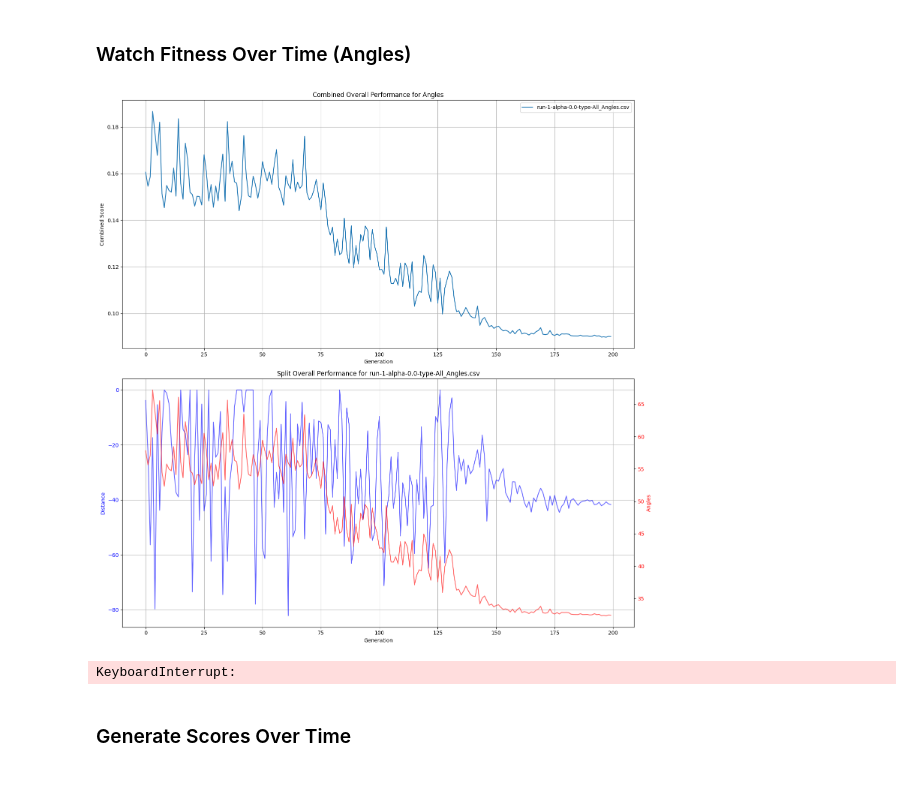
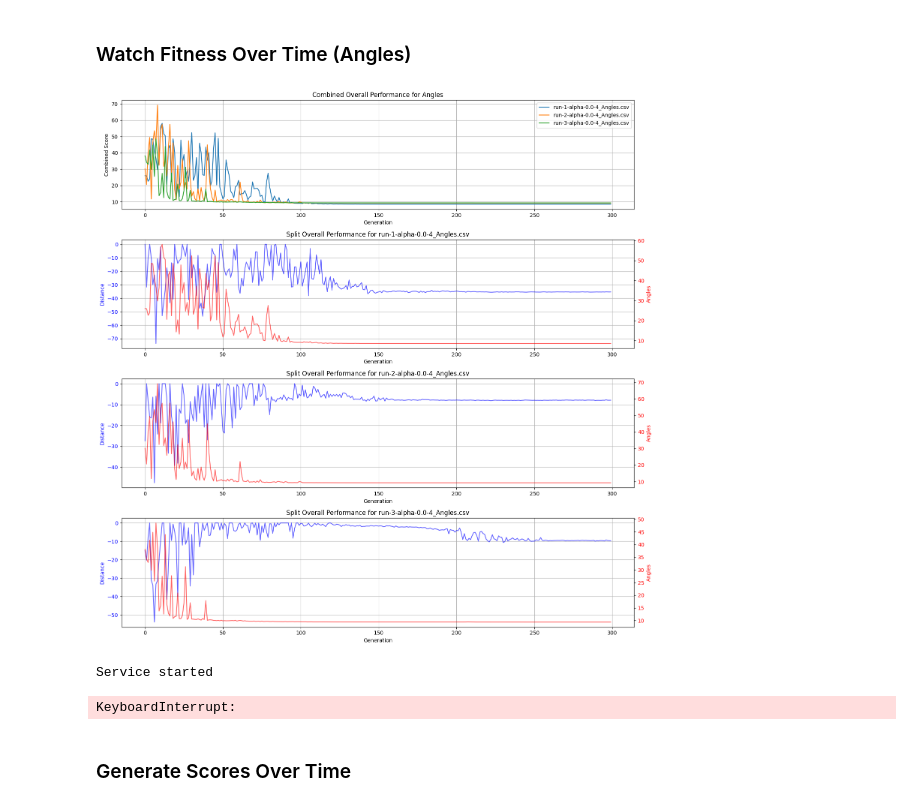
Before and after one commit to EmilChoparinov/EVOC-Research, a Jupyter notebook: notebooks/graphics.ipynb, the cells around one changed output. Saved outputs shown, nothing was run; the diff lists cells and outputs as text; code cells hidden in the pictures.

```diff
--- a/notebooks/graphics.ipynb
+++ b/notebooks/graphics.ipynb
@@ -63,7 +63,7 @@ for_mse = 2
 animal = pd.read_csv("../simulate/model/slow_with_linear_4.csv")
 plots = [
     ("Angles", collect_by_regex(source_folder,
-    re.compile('.*(alpha-[+-]?([0-9]*[.])?[0-9]+)-type-All_Angles.csv$'))),
+    re.compile('.*(alpha-[+-]?([0-9]*[.])?[0-9]+)-2_Angles.csv$'))),
 
     ("DTW", collect_by_regex(source_folder,
     re.compile('.*(alpha-[+-]?([0-9]*[.])?[0-9]+)-type-DTW.csv$'))),
@@ -185,36 +185,37 @@ def gen():
 
         line_1 = ax[ax_i]
         line_2 = ax[ax_i].twinx()
         line_1.plot(
             df["generation"],
             df['data_distance'].ewm(alpha=1).mean().values,
             color='blue',
             label='<distance>' + meta.alpha_name, alpha=0.6)
 
         line_2.plot(
             df["generation"],
-            df["data_angle"].ewm(alpha=1).mean().values,
+            df["data_2_angles"].ewm(alpha=1).mean().values,
             color='red',
             label='<angles>' + meta.alpha_name, alpha=0.6)
 
         ax[ax_i].grid(visible=True, which="major")
 
         # Add legends for both axes
         line_1.set_ylabel("Distance", color='blue')
         line_1.tick_params(axis='y', labelcolor='blue')
 
         line_2.set_ylabel("Angles", color='red')
         line_2.tick_params(axis='y', labelcolor='red')
 
         ax_i += 1
 
     plt.tight_layout()
     return plt
 
 progressive_updates(gen)
 # %% [output]
-[figure, old version]
+[figure, new version]
-KeyboardInterrupt:
+Service started
+KeyboardInterrupt:
 # %% [markdown]
 ### Generate Scores Over Time
 # %%
```
Also changed, not shown: 3 other files.
